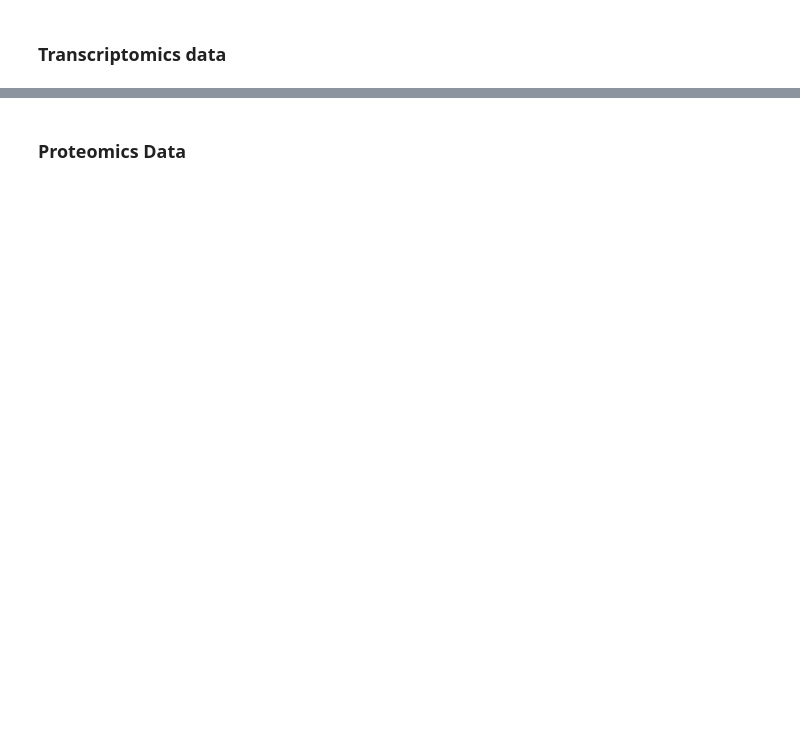
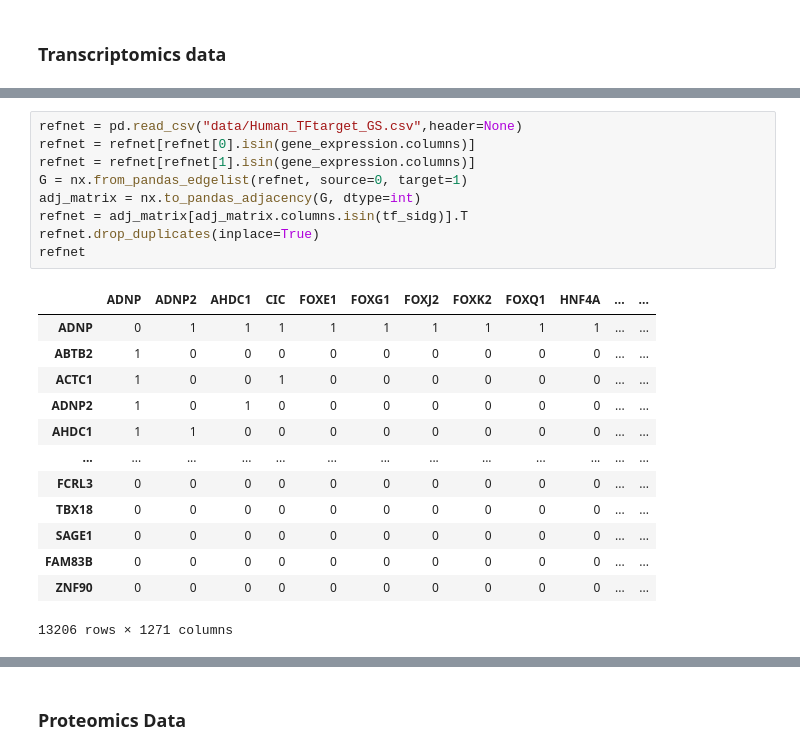
Before and after one commit to Surabhivj/PatStrat-Personalized-Health-Technologies-Conference-2024, a Jupyter notebook: GDSC_data_prep.ipynb, the cells around one changed output, grey strips where cells are left out. Cells and saved outputs as stored; diff of their text form; blank space fills up the shorter version.

```diff
--- a/GDSC_data_prep.ipynb
+++ b/GDSC_data_prep.ipynb
@@ -37,0 +84,23 @@ rna_cell_lines.sort_index(inplace=True)
+# %%
+refnet = pd.read_csv("data/Human_TFtarget_GS.csv",header=None)
+refnet = refnet[refnet[0].isin(gene_expression.columns)]
+refnet = refnet[refnet[1].isin(gene_expression.columns)]
+G = nx.from_pandas_edgelist(refnet, source=0, target=1)
+adj_matrix = nx.to_pandas_adjacency(G, dtype=int)
+refnet = adj_matrix[adj_matrix.columns.isin(tf_sidg)].T
+refnet.drop_duplicates(inplace=True)
+refnet
+# %% [output]
+|  | ADNP | ADNP2 | AHDC1 | CIC | FOXE1 | FOXG1 | FOXJ2 | FOXK2 | FOXQ1 | HNF4A | ... | ... |
+| ADNP | 0 | 1 | 1 | 1 | 1 | 1 | 1 | 1 | 1 | 1 | ... | ... |
+| ABTB2 | 1 | 0 | 0 | 0 | 0 | 0 | 0 | 0 | 0 | 0 | ... | ... |
+| ACTC1 | 1 | 0 | 0 | 1 | 0 | 0 | 0 | 0 | 0 | 0 | ... | ... |
+| ADNP2 | 1 | 0 | 1 | 0 | 0 | 0 | 0 | 0 | 0 | 0 | ... | ... |
+| AHDC1 | 1 | 1 | 0 | 0 | 0 | 0 | 0 | 0 | 0 | 0 | ... | ... |
+| ... | ... | ... | ... | ... | ... | ... | ... | ... | ... | ... | ... | ... |
+| FCRL3 | 0 | 0 | 0 | 0 | 0 | 0 | 0 | 0 | 0 | 0 | ... | ... |
+| TBX18 | 0 | 0 | 0 | 0 | 0 | 0 | 0 | 0 | 0 | 0 | ... | ... |
+| SAGE1 | 0 | 0 | 0 | 0 | 0 | 0 | 0 | 0 | 0 | 0 | ... | ... |
+| FAM83B | 0 | 0 | 0 | 0 | 0 | 0 | 0 | 0 | 0 | 0 | ... | ... |
+| ZNF90 | 0 | 0 | 0 | 0 | 0 | 0 | 0 | 0 | 0 | 0 | ... | ... |
+13206 rows × 1271 columns
```
Also changed, not shown: parts of 40 cells of this notebook, 5 other files.
